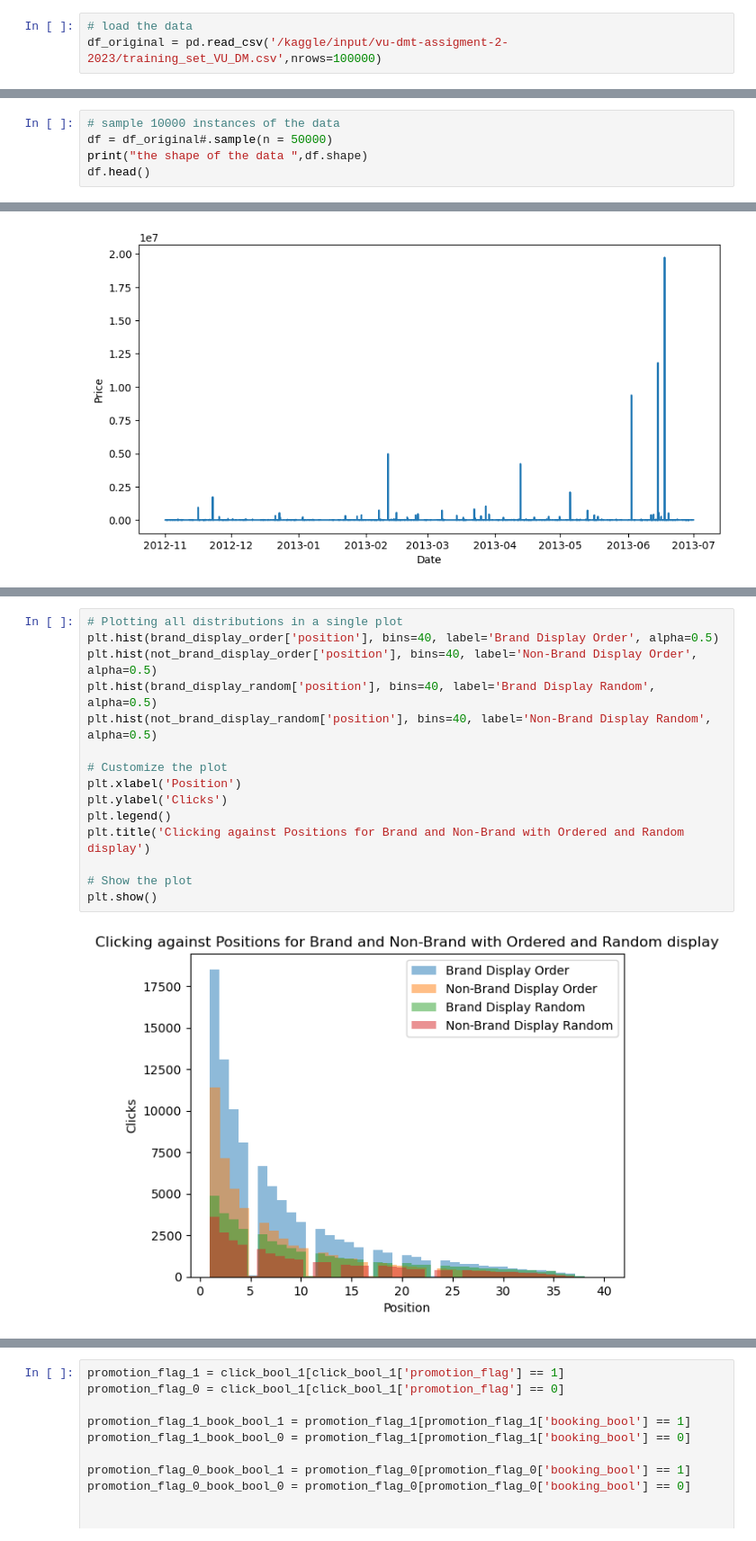
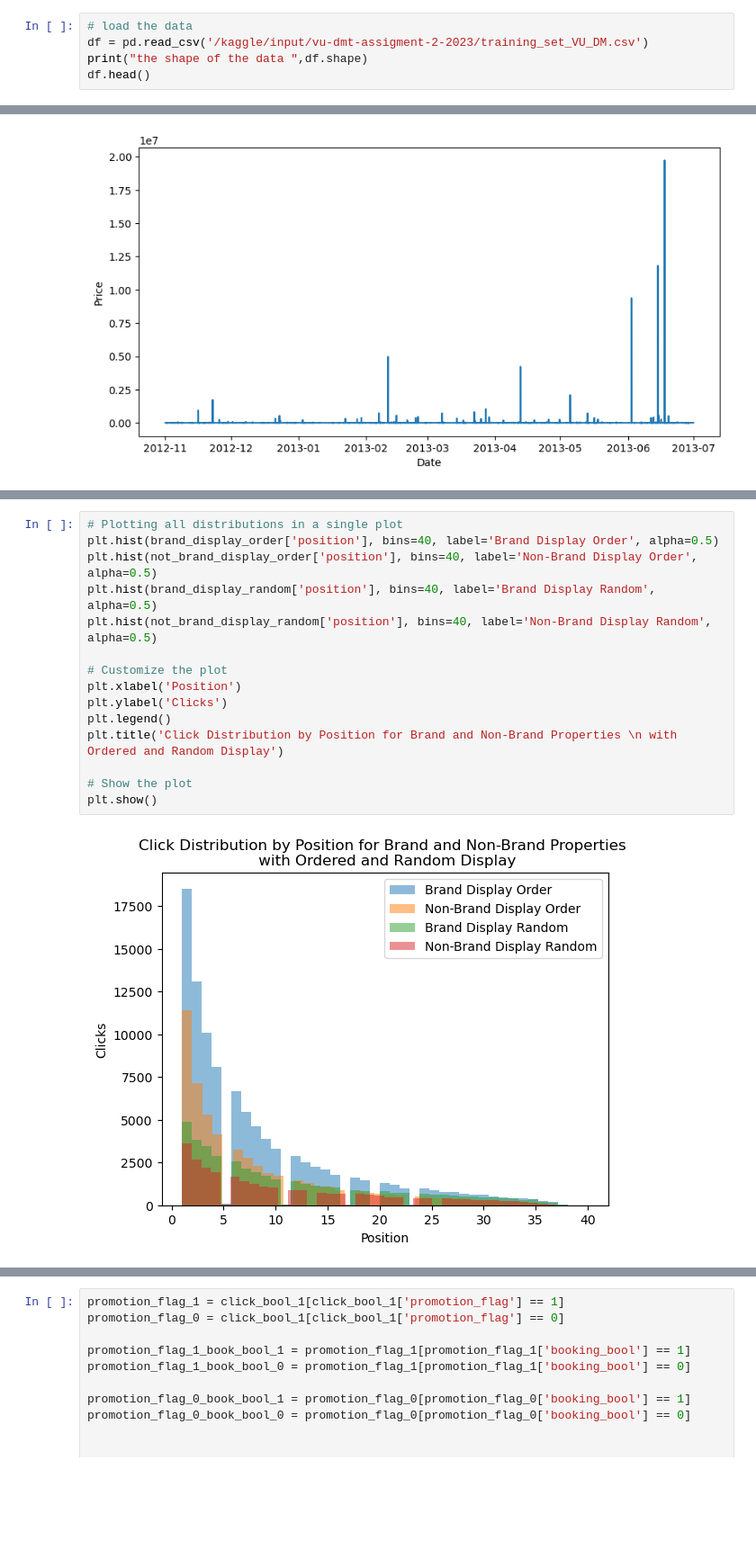
Before and after one commit to Mohammed-majeed/DMT_assignment2, a Jupyter notebook: DMT_assignment2.ipynb, the cells around one changed output, grey strips where cells are left out. Shown at 90% size. Drawn from its saved outputs; the diff is of its cells as text; blank space fills up the shorter version.

Commit message:
Kaggle Notebook | VU-DMT-2023-95 | Version 19

```diff
--- a/DMT_assignment2.ipynb
+++ b/DMT_assignment2.ipynb
@@ -34,4 +34,6 @@ pd.set_option('display.max_columns', None)
 # TASK 2: DATA UNDERSTANDING
 # %%
 # load the data
-df_original = pd.read_csv('/kaggle/input/vu-dmt-assigment-2-2023/training_set_VU_DM.csv',nrows=100000)
+df = pd.read_csv('/kaggle/input/vu-dmt-assigment-2-2023/training_set_VU_DM.csv')
+print("the shape of the data ",df.shape)
+df.head()
@@ -38,5 +47,0 @@ df_original = pd.read_csv('/kaggle/input/vu-dmt-assigment-2-2023/training_set_VU
-# %%
-# sample 10000 instances of the data
-df = df_original#.sample(n = 50000)
-print("the shape of the data ",df.shape)
-df.head()
@@ -195,18 +193,18 @@ not_brand_display_random = display_random[display_random['prop_brand_bool'] == 0
 # %%
 # Plotting all distributions in a single plot
 plt.hist(brand_display_order['position'], bins=40, label='Brand Display Order', alpha=0.5)
 plt.hist(not_brand_display_order['position'], bins=40, label='Non-Brand Display Order', alpha=0.5)
 plt.hist(brand_display_random['position'], bins=40, label='Brand Display Random', alpha=0.5)
 plt.hist(not_brand_display_random['position'], bins=40, label='Non-Brand Display Random', alpha=0.5)
 
 # Customize the plot
 plt.xlabel('Position')
 plt.ylabel('Clicks')
 plt.legend()
-plt.title('Clicking against Positions for Brand and Non-Brand with Ordered and Random display')
+plt.title('Click Distribution by Position for Brand and Non-Brand Properties \n with Ordered and Random Display')
 
 # Show the plot
 plt.show()
 # %% [output]
-[figure, old version]
+[figure, new version]
 # %%
```
Also changed, not shown: parts of 35 cells of this notebook.
